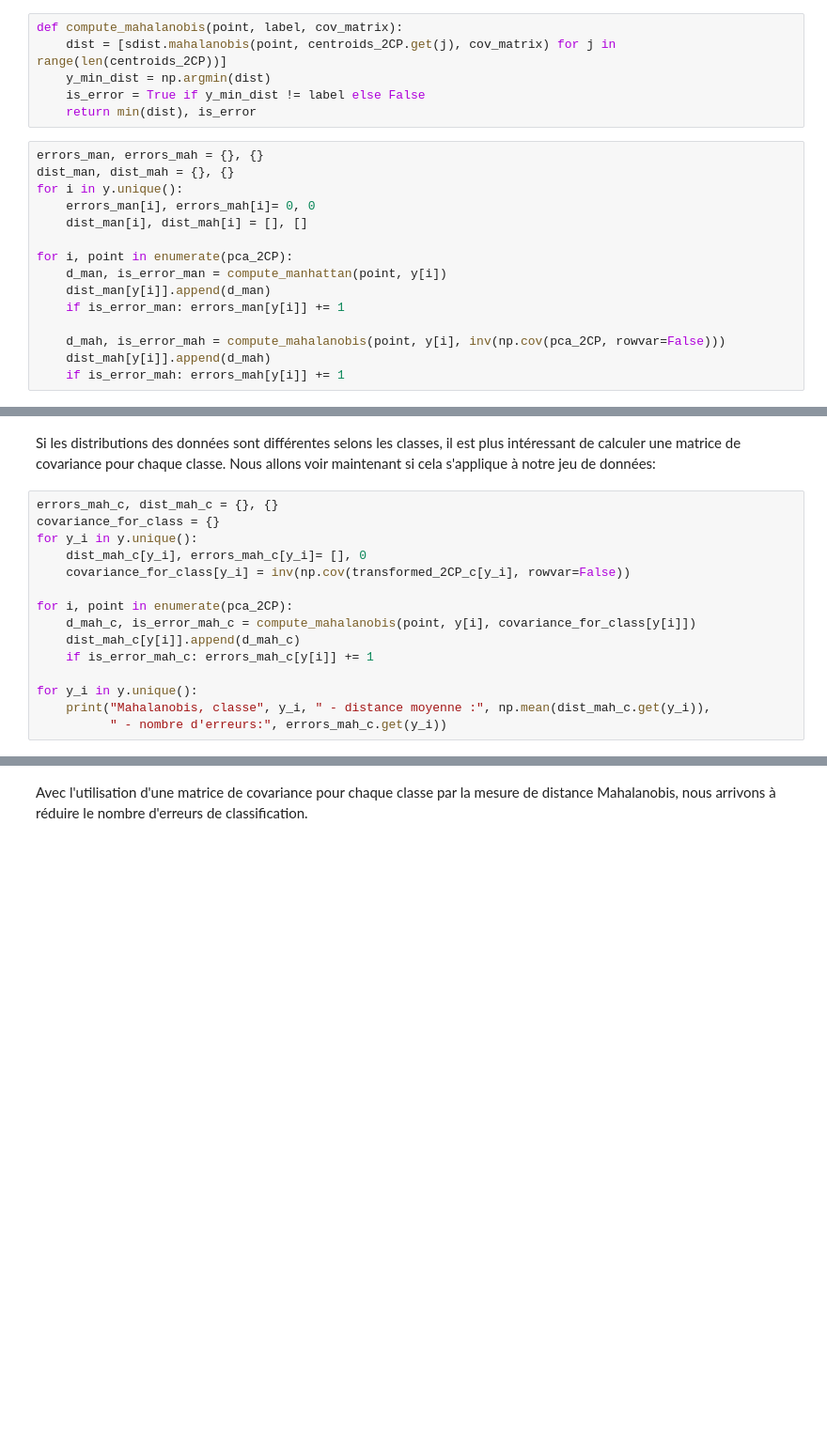
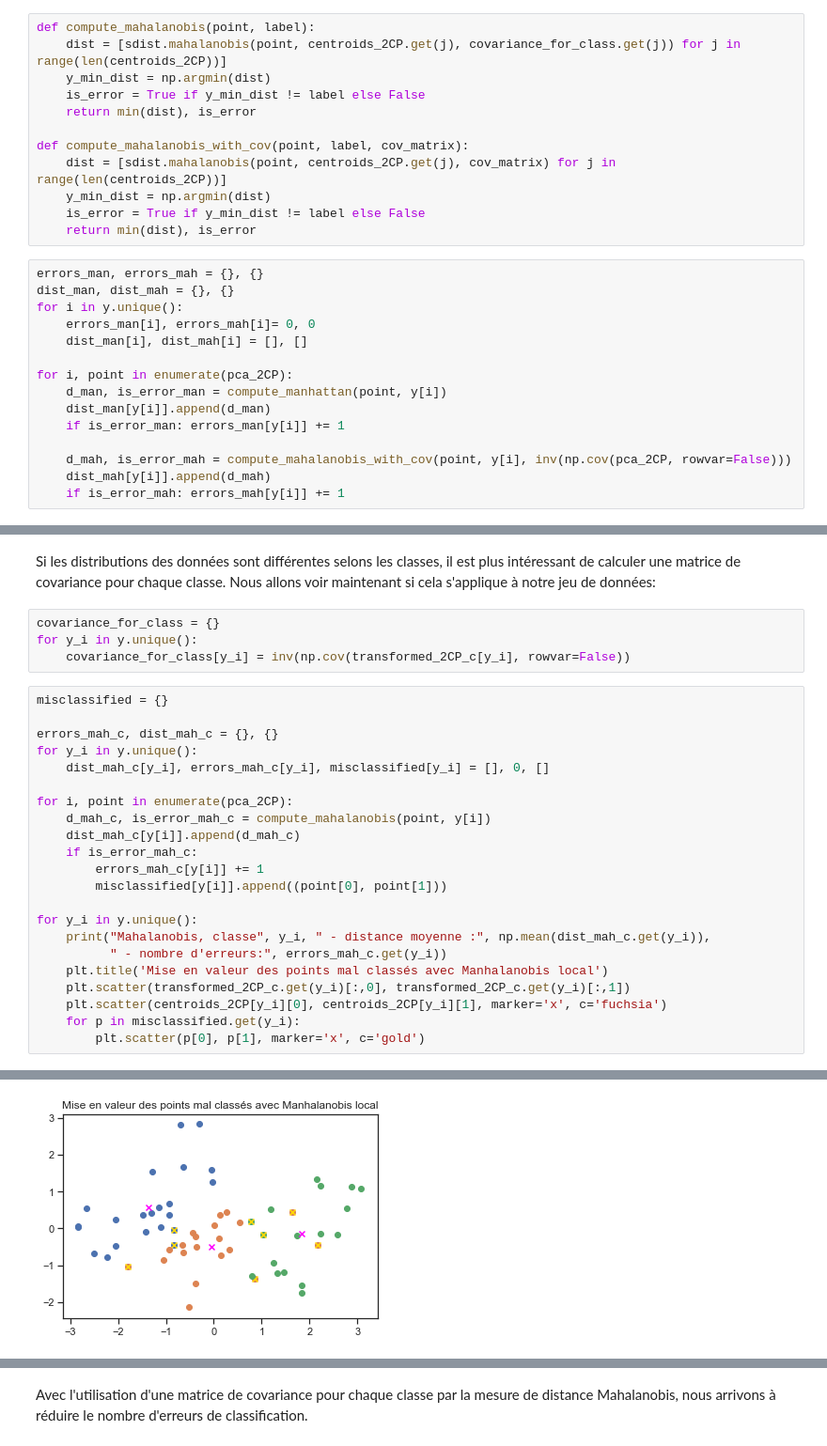
Before and after one commit to ggs22/IFT870-TP1, a Jupyter notebook: tp1.ipynb, the cells around one changed output, grey strips where cells are left out. Shown: that part at 94% size. Saved outputs shown, nothing was run; the diff lists cells and outputs as text; blank space fills up the shorter version.

Commit message:
1000000 eme fix mahalanobis

```diff
--- a/tp1.ipynb
+++ b/tp1.ipynb
@@ -170,7 +170,13 @@ def compute_manhattan(point, label):
     is_error = True if y_min_dist != label else False
     return min(dist), is_error
 # %%
-def compute_mahalanobis(point, label, cov_matrix):
+def compute_mahalanobis(point, label):
+    dist = [sdist.mahalanobis(point, centroids_2CP.get(j), covariance_for_class.get(j)) for j in range(len(centroids_2CP))]
+    y_min_dist = np.argmin(dist)
+    is_error = True if y_min_dist != label else False
+    return min(dist), is_error
+
+def compute_mahalanobis_with_cov(point, label, cov_matrix):
     dist = [sdist.mahalanobis(point, centroids_2CP.get(j), cov_matrix) for j in range(len(centroids_2CP))]
     y_min_dist = np.argmin(dist)
     is_error = True if y_min_dist != label else False
@@ -187,7 +193,7 @@ for i, point in enumerate(pca_2CP):
     dist_man[y[i]].append(d_man)
     if is_error_man: errors_man[y[i]] += 1
 
-    d_mah, is_error_mah = compute_mahalanobis(point, y[i], inv(np.cov(pca_2CP, rowvar=False)))
+    d_mah, is_error_mah = compute_mahalanobis_with_cov(point, y[i], inv(np.cov(pca_2CP, rowvar=False)))
     dist_mah[y[i]].append(d_mah)
     if is_error_mah: errors_mah[y[i]] += 1
 # %%
@@ -216,19 +222,30 @@ plus adéquate ?
 Si les distributions des données sont différentes selons les classes, il est plus
 intéressant de calculer une matrice de covariance pour chaque classe.
 Nous allons voir maintenant si cela s'applique à notre jeu de données:
+# %%
+covariance_for_class = {}
+for y_i in y.unique():
+    covariance_for_class[y_i] = inv(np.cov(transformed_2CP_c[y_i], rowvar=False))
 # %%
+misclassified = {}
+
 errors_mah_c, dist_mah_c = {}, {}
-covariance_for_class = {}
 for y_i in y.unique():
-    dist_mah_c[y_i], errors_mah_c[y_i]= [], 0
-    covariance_for_class[y_i] = inv(np.cov(transformed_2CP_c[y_i], rowvar=False))
+    dist_mah_c[y_i], errors_mah_c[y_i], misclassified[y_i] = [], 0, []
 
 for i, point in enumerate(pca_2CP):
-    d_mah_c, is_error_mah_c = compute_mahalanobis(point, y[i], covariance_for_class[y[i]])
+    d_mah_c, is_error_mah_c = compute_mahalanobis(point, y[i])
     dist_mah_c[y[i]].append(d_mah_c)
-    if is_error_mah_c: errors_mah_c[y[i]] += 1
+    if is_error_mah_c:
+        errors_mah_c[y[i]] += 1
+        misclassified[y[i]].append((point[0], point[1]))
 
 for y_i in y.unique():
     print("Mahalanobis, classe", y_i, " - distance moyenne :", np.mean(dist_mah_c.get(y_i)),
           " - nombre d'erreurs:", errors_mah_c.get(y_i))
+    plt.title('Mise en valeur des points mal classés avec Manhalanobis local')
+    plt.scatter(transformed_2CP_c.get(y_i)[:,0], transformed_2CP_c.get(y_i)[:,1])
+    plt.scatter(centroids_2CP[y_i][0], centroids_2CP[y_i][1], marker='x', c='fuchsia')
+    for p in misclassified.get(y_i):
+        plt.scatter(p[0], p[1], marker='x', c='gold')
 # %% [output]
@@ -237,0 +255 @@ Mahalanobis, classe 2  - distance moyenne : 1.2512803242382098  - nombre d'erreu
+[figure, added]
```
Also changed, not shown: parts of 3 cells of this notebook.
